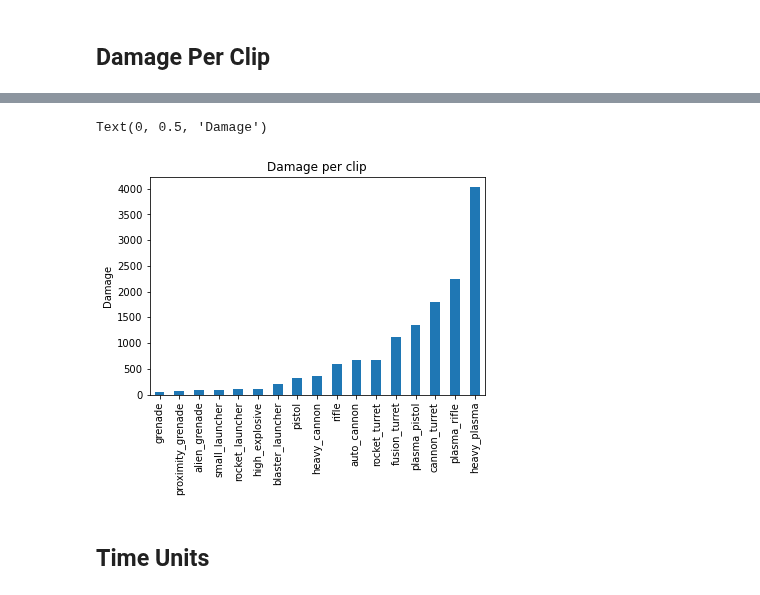
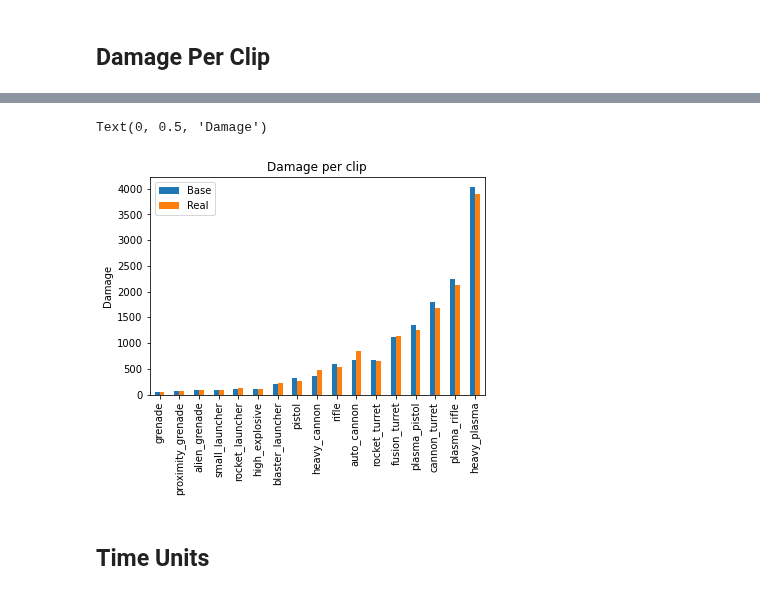
Before and after one commit to Bernardo-MG/xcom-analysis-jupyter-notebook, a Jupyter notebook: enemy_unknown/weapon_stats.ipynb, the cells around one changed output, grey strips where cells are left out. Drawn from its saved outputs; the diff is of its cells as text; code cells hidden in the pictures.

Commit message:
Added more detailed weapon analysis

```diff
--- a/enemy_unknown/weapon_stats.ipynb
+++ b/enemy_unknown/weapon_stats.ipynb
@@ -121,0 +131,11 @@ damage_per_clip
+# %%
+penetrating_damage_per_clip = weapon_data_aliens[["weapon", "clip_penetrating_damage"]]
+penetrating_damage_per_clip = penetrating_damage_per_clip.groupby("weapon").max()
+penetrating_damage_per_clip = penetrating_damage_per_clip.sort_values(by=["clip_penetrating_damage"])
+penetrating_damage_per_clip = penetrating_damage_per_clip.dropna()
+# %%
+# Remove weapons with unlimited ammo
+damage_per_clip = damage_per_clip.merge(penetrating_damage_per_clip, on="weapon")
+damage_per_clip = damage_per_clip[damage_per_clip["clip_damage"] < 10000]
+
+damage_per_clip
@@ -122,10 +162,11 @@ damage_per_clip
 # %%
 ax = damage_per_clip.plot.bar(title="Damage per clip", legend=False)
+ax.legend(["Base", "Real"])
 ax.xaxis.get_label().set_visible(False)
 ax.set_ylabel("Damage")
 # %% [output]
 Text(0, 0.5, 'Damage')
-[figure, old version]
+[figure, new version]
 # %% [markdown]
 ## Time Units
 # %% [markdown]
```
Also changed, not shown: parts of 25 cells of this notebook, 3 other files.
